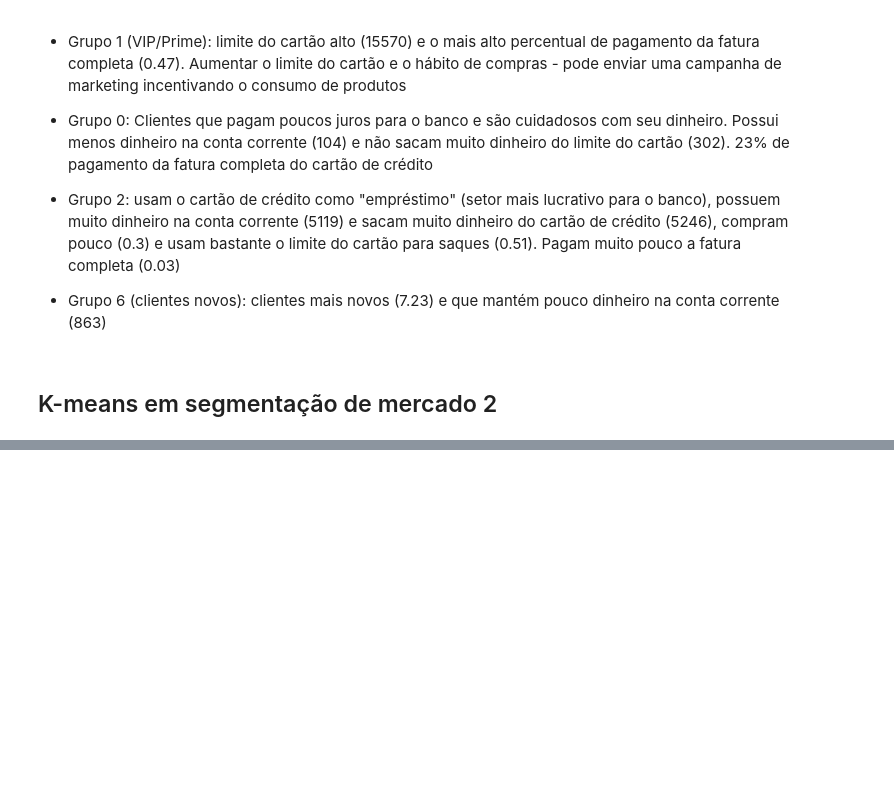
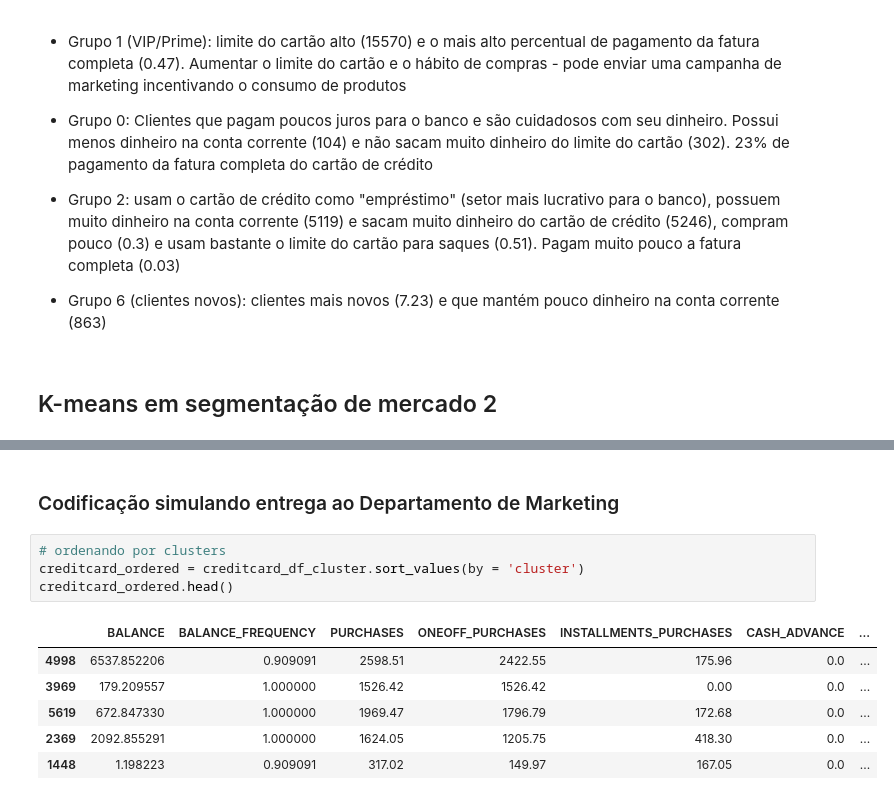
Before and after one commit to Danielnetsp/Dpt_Mkt_Kmeans, a Jupyter notebook: Projeto_Departamento_de_Marketing.ipynb, the cells around one changed output, grey strips where cells are left out. Drawn from its saved outputs; the diff is of its cells as text; blank space fills up the shorter version.

```diff
--- a/Projeto_Departamento_de_Marketing.ipynb
+++ b/Projeto_Departamento_de_Marketing.ipynb
@@ -404,0 +450,13 @@ cluster_centers
+# %% [markdown]
+### Codificação simulando entrega ao Departamento de Marketing
+# %%
+# ordenando por clusters
+creditcard_ordered = creditcard_df_cluster.sort_values(by = 'cluster')
+creditcard_ordered.head()
+# %% [output]
+|  | BALANCE | BALANCE_FREQUENCY | PURCHASES | ONEOFF_PURCHASES | INSTALLMENTS_PURCHASES | CASH_ADVANCE | ... |
+| 4998 | 6537.852206 | 0.909091 | 2598.51 | 2422.55 | 175.96 | 0.0 | ... |
+| 3969 | 179.209557 | 1.000000 | 1526.42 | 1526.42 | 0.00 | 0.0 | ... |
+| 5619 | 672.847330 | 1.000000 | 1969.47 | 1796.79 | 172.68 | 0.0 | ... |
+| 2369 | 2092.855291 | 1.000000 | 1624.05 | 1205.75 | 418.30 | 0.0 | ... |
+| 1448 | 1.198223 | 0.909091 | 317.02 | 149.97 | 167.05 | 0.0 | ... |
```
Also changed, not shown: parts of 16 cells of this notebook, 1 other file.
